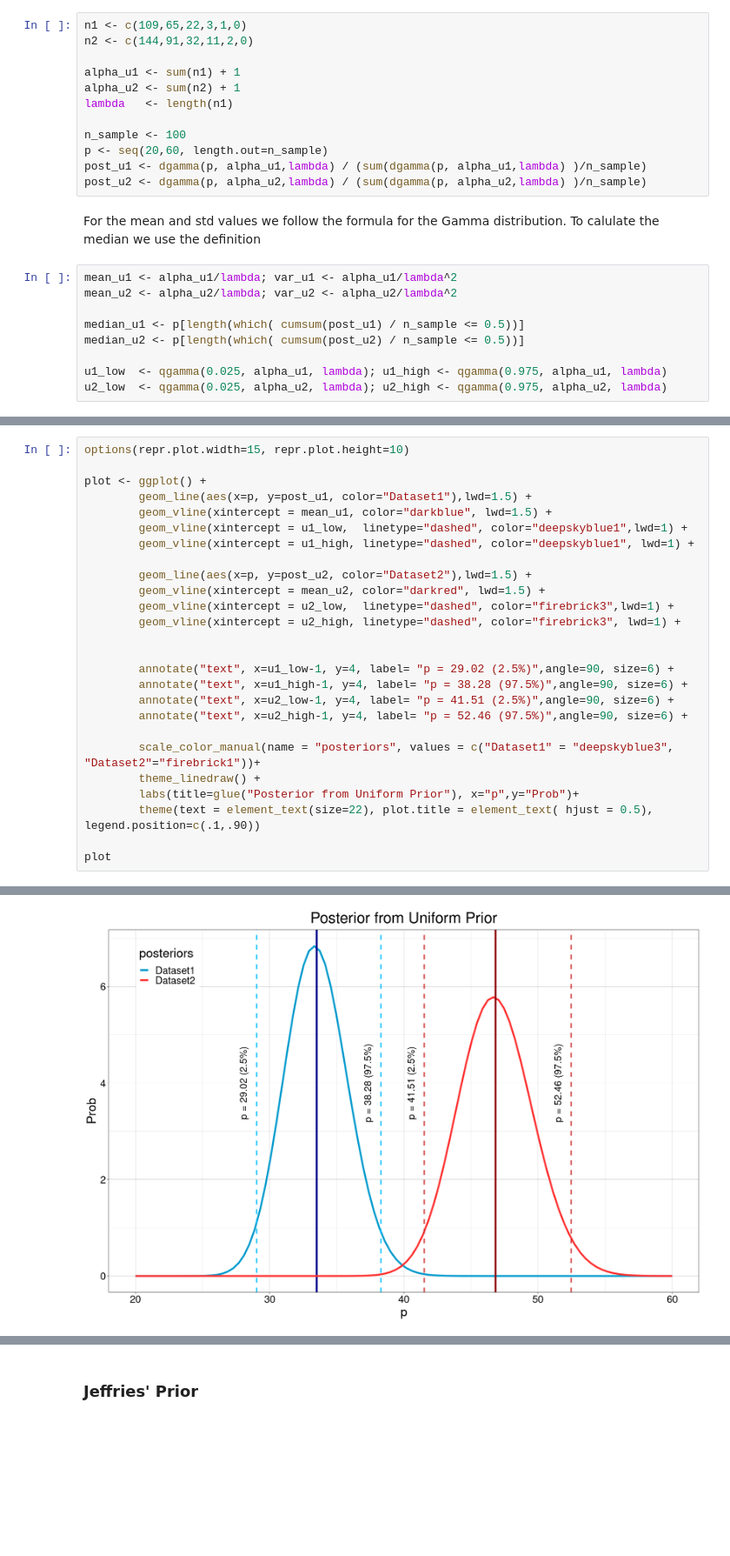
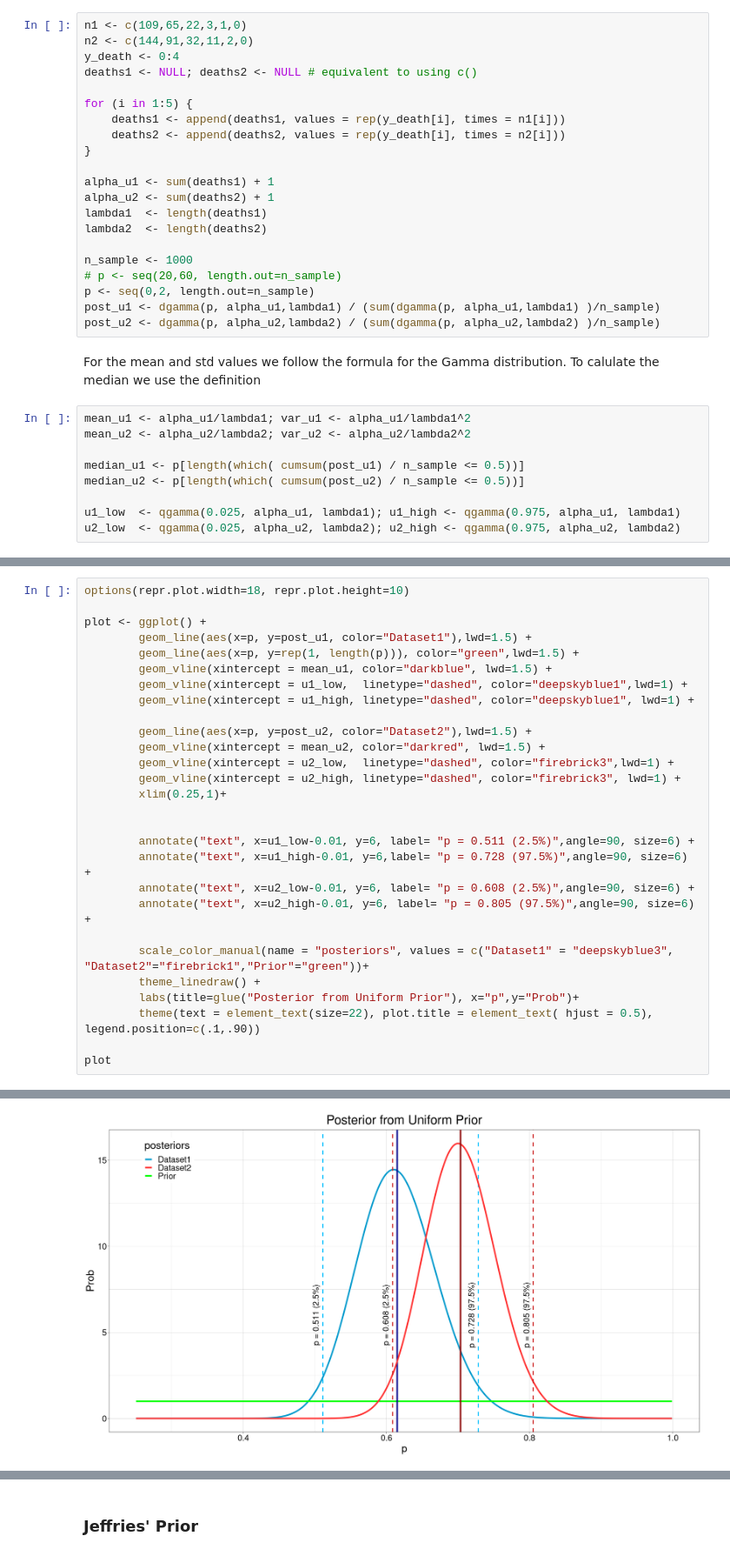
Before and after one commit to PietroCappelli/Advance_stat, a Jupyter notebook: Exercises/exercise06.ipynb, the cells around one changed output, grey strips where cells are left out. Shown at 87% size. Saved outputs shown, nothing was run; the diff lists cells and outputs as text; blank space fills up the shorter version.

```diff
--- a/Exercises/exercise06.ipynb
+++ b/Exercises/exercise06.ipynb
@@ -155,26 +197,35 @@ Posterior is a gamma again but with particular alpha e lambda
 # %%
 n1 <- c(109,65,22,3,1,0)
 n2 <- c(144,91,32,11,2,0)
+y_death <- 0:4
+deaths1 <- NULL; deaths2 <- NULL # equivalent to using c()
 
-alpha_u1 <- sum(n1) + 1
-alpha_u2 <- sum(n2) + 1
-lambda   <- length(n1)
+for (i in 1:5) {
+    deaths1 <- append(deaths1, values = rep(y_death[i], times = n1[i]))
+    deaths2 <- append(deaths2, values = rep(y_death[i], times = n2[i]))
+}
 
-n_sample <- 100
-p <- seq(20,60, length.out=n_sample)
-post_u1 <- dgamma(p, alpha_u1,lambda) / (sum(dgamma(p, alpha_u1,lambda) )/n_sample)
-post_u2 <- dgamma(p, alpha_u2,lambda) / (sum(dgamma(p, alpha_u2,lambda) )/n_sample)
+alpha_u1 <- sum(deaths1) + 1
+alpha_u2 <- sum(deaths2) + 1
+lambda1  <- length(deaths1)
+lambda2  <- length(deaths2)
+
+n_sample <- 1000
+# p <- seq(20,60, length.out=n_sample)
+p <- seq(0,2, length.out=n_sample)
+post_u1 <- dgamma(p, alpha_u1,lambda1) / (sum(dgamma(p, alpha_u1,lambda1) )/n_sample)
+post_u2 <- dgamma(p, alpha_u2,lambda2) / (sum(dgamma(p, alpha_u2,lambda2) )/n_sample)
 # %% [markdown]
 For the mean and std values we follow the formula for the Gamma distribution. To calulate the median we use the definition
 # %%
-mean_u1 <- alpha_u1/lambda; var_u1 <- alpha_u1/lambda^2
-mean_u2 <- alpha_u2/lambda; var_u2 <- alpha_u2/lambda^2
+mean_u1 <- alpha_u1/lambda1; var_u1 <- alpha_u1/lambda1^2
+mean_u2 <- alpha_u2/lambda2; var_u2 <- alpha_u2/lambda2^2
 
 median_u1 <- p[length(which( cumsum(post_u1) / n_sample <= 0.5))]
 median_u2 <- p[length(which( cumsum(post_u2) / n_sample <= 0.5))]
 
-u1_low  <- qgamma(0.025, alpha_u1, lambda); u1_high <- qgamma(0.975, alpha_u1, lambda)
-u2_low  <- qgamma(0.025, alpha_u2, lambda); u2_high <- qgamma(0.975, alpha_u2, lambda)
+u1_low  <- qgamma(0.025, alpha_u1, lambda1); u1_high <- qgamma(0.975, alpha_u1, lambda1)
+u2_low  <- qgamma(0.025, alpha_u2, lambda2); u2_high <- qgamma(0.975, alpha_u2, lambda2)
 # %%
 cat("Uniform prior, first dataset \n")
 cat("\t mean=", mean_u1,"\n")
@@ -201,8 +252,9 @@ Uniform prior, second dataset
 # %%
-options(repr.plot.width=15, repr.plot.height=10)
+options(repr.plot.width=18, repr.plot.height=10)
 
 plot <- ggplot() +
         geom_line(aes(x=p, y=post_u1, color="Dataset1"),lwd=1.5) +
+        geom_line(aes(x=p, y=rep(1, length(p))), color="green",lwd=1.5) +
         geom_vline(xintercept = mean_u1, color="darkblue", lwd=1.5) +
         geom_vline(xintercept = u1_low,  linetype="dashed", color="deepskyblue1",lwd=1) +
         geom_vline(xintercept = u1_high, linetype="dashed", color="deepskyblue1", lwd=1) +
@@ -211,14 +263,15 @@ plot <- ggplot() +
         geom_vline(xintercept = mean_u2, color="darkred", lwd=1.5) +
         geom_vline(xintercept = u2_low,  linetype="dashed", color="firebrick3",lwd=1) +
         geom_vline(xintercept = u2_high, linetype="dashed", color="firebrick3", lwd=1) +
+        xlim(0.25,1)+
 
 
-        annotate("text", x=u1_low-1, y=4, label= "p = 29.02 (2.5%)",angle=90, size=6) +
-        annotate("text", x=u1_high-1, y=4, label= "p = 38.28 (97.5%)",angle=90, size=6) +
-        annotate("text", x=u2_low-1, y=4, label= "p = 41.51 (2.5%)",angle=90, size=6) +
-        annotate("text", x=u2_high-1, y=4, label= "p = 52.46 (97.5%)",angle=90, size=6) +
+        annotate("text", x=u1_low-0.01, y=6, label= "p = 0.511 (2.5%)",angle=90, size=6) +
+        annotate("text", x=u1_high-0.01, y=6,label= "p = 0.728 (97.5%)",angle=90, size=6) +
+        annotate("text", x=u2_low-0.01, y=6, label= "p = 0.608 (2.5%)",angle=90, size=6) +
+        annotate("text", x=u2_high-0.01, y=6, label= "p = 0.805 (97.5%)",angle=90, size=6) +
 
-        scale_color_manual(name = "posteriors", values = c("Dataset1" = "deepskyblue3", "Dataset2"="firebrick1"))+
+        scale_color_manual(name = "posteriors", values = c("Dataset1" = "deepskyblue3", "Dataset2"="firebrick1","Prior"="green"))+
         theme_linedraw() +
         labs(title=glue("Posterior from Uniform Prior"), x="p",y="Prob")+
         theme(text = element_text(size=22), plot.title = element_text( hjust = 0.5), legend.position=c(.1,.90))
@@ -228 +287 @@ plot
-[figure, old version]
+[figure, new version]
```
Also changed, not shown: parts of 36 cells of this notebook.
